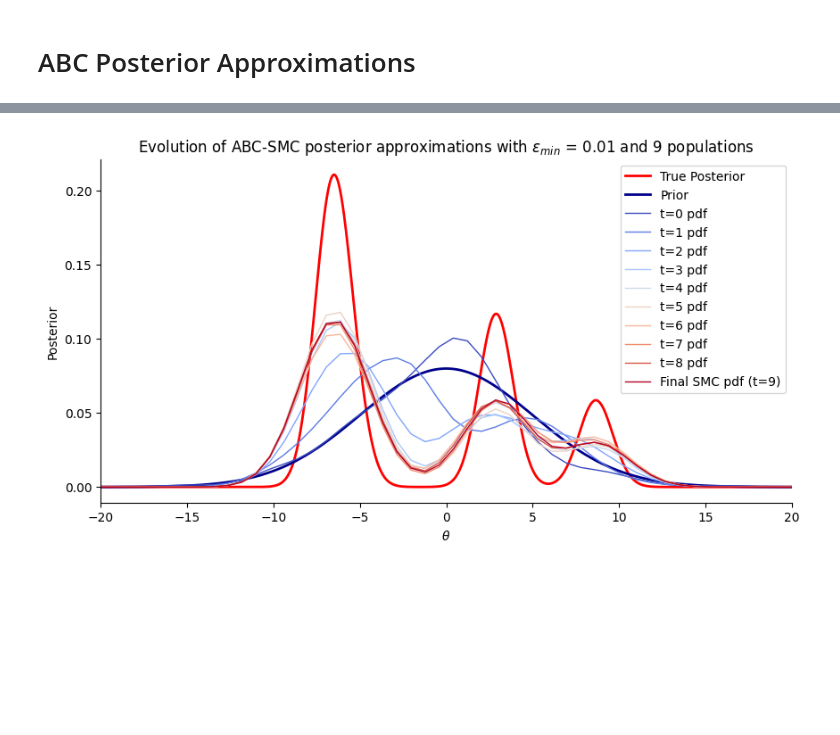
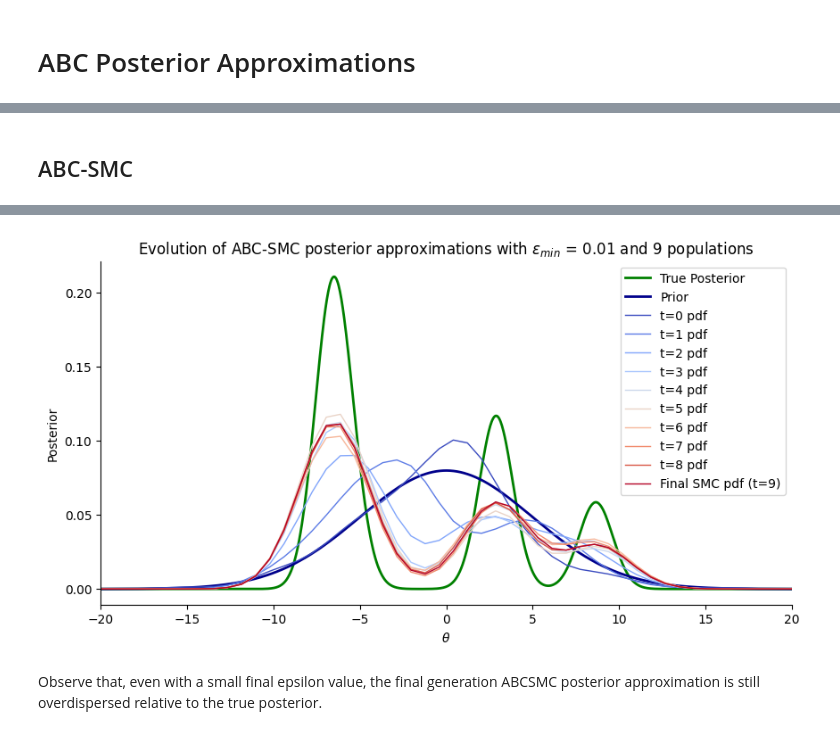
Before and after one commit to kaisamaroo/SBC-SBI, a Jupyter notebook: 1D_MOG_ABC.ipynb, the cells around one changed output, grey strips where cells are left out. Cells and saved outputs as stored; diff of their text form; code cells hidden in the pictures; blank space fills up the shorter version.

```diff
--- a/1D_MOG_ABC.ipynb
+++ b/1D_MOG_ABC.ipynb
@@ -94,0 +97,5 @@ plt.legend()
+# %%
+def model(theta):
+    n = len(weights)
+    component = np.random.choice(range(n), p=weights)
+    return np.random.normal(loc=theta + mean_shifts[component], scale=1)
@@ -94,0 +105,3 @@ plt.legend()
+# %%
+def distance(x, x0):
+    return abs(x - x0)
@@ -95,3 +190,5 @@ plt.legend()
+# %% [markdown]
+## ABC-SMC
 # %%
 def model(parameter):
     n = len(weights)
@@ -130,32 +227,34 @@ ABC.History INFO: Done <ABCSMC id=4, duration=0:01:55.887086, end_time=2025-10-1
 # %%
 fig, ax = plt.subplots(figsize=(10,5))
 # Plot true analytical posterior
-ax.plot(theta_range, posterior_pdf(theta_range, x_observed, weights, mean_shifts), color="red", label="True Posterior", linewidth=2)
+ax.plot(theta_range, posterior_pdf(theta_range, x_observed, weights, mean_shifts), color="green", label="True Posterior", linewidth=2)
 # Plot prior
 ax.plot(theta_range, prior_pdf(theta_range), color='darkblue', label="Prior", linewidth=2)
 # Colormap for plot color gradients across populations
 cmap = plt.get_cmap("coolwarm")  # could change to "plasma", "coolwarm", etc.
 
 for i, t in enumerate(np.arange(0, history.max_t + 1, 1, dtype=int)):
     color = cmap(i / history.max_t)  # map i to [0,1] for the colormap
     df, w = history.get_distribution(m=0, t=t)
     # Plots the Kernel Density Estimate (KDE) using the SMC-ABC samples and their weights. Mathematically, we must
     # weight the samples using their SMC importance weights when calculating density estimates and expectations
     # since it is the WEIGHTED versions that converge to the true posterior in the limit.
     label = f"t={t} pdf" if i < history.max_t else f"Final SMC pdf (t={t})"
     pyabc.visualization.plot_kde_1d(
         df,
         w,
         xmin=theta_range[0],
         xmax=theta_range[-1],
         x="theta",
         xname=r"$\theta$",
         ax=ax,
         label=label,
         color=color,
         linewidth = 1
     )
 ax.set_title(r"Evolution of ABC-SMC posterior approximations with $\epsilon_{min}$ = " + f"{minimum_epsilon} and {history.max_t} populations")
 ax.legend();
 # %% [output]
-[figure, old version]
+[figure, new version]
+# %% [markdown]
+Observe that, even with a small final epsilon value, the final generation ABCSMC posterior approximation is still overdispersed relative to the true posterior.
```
Also changed, not shown: parts of 10 cells of this notebook, 1 other file.
